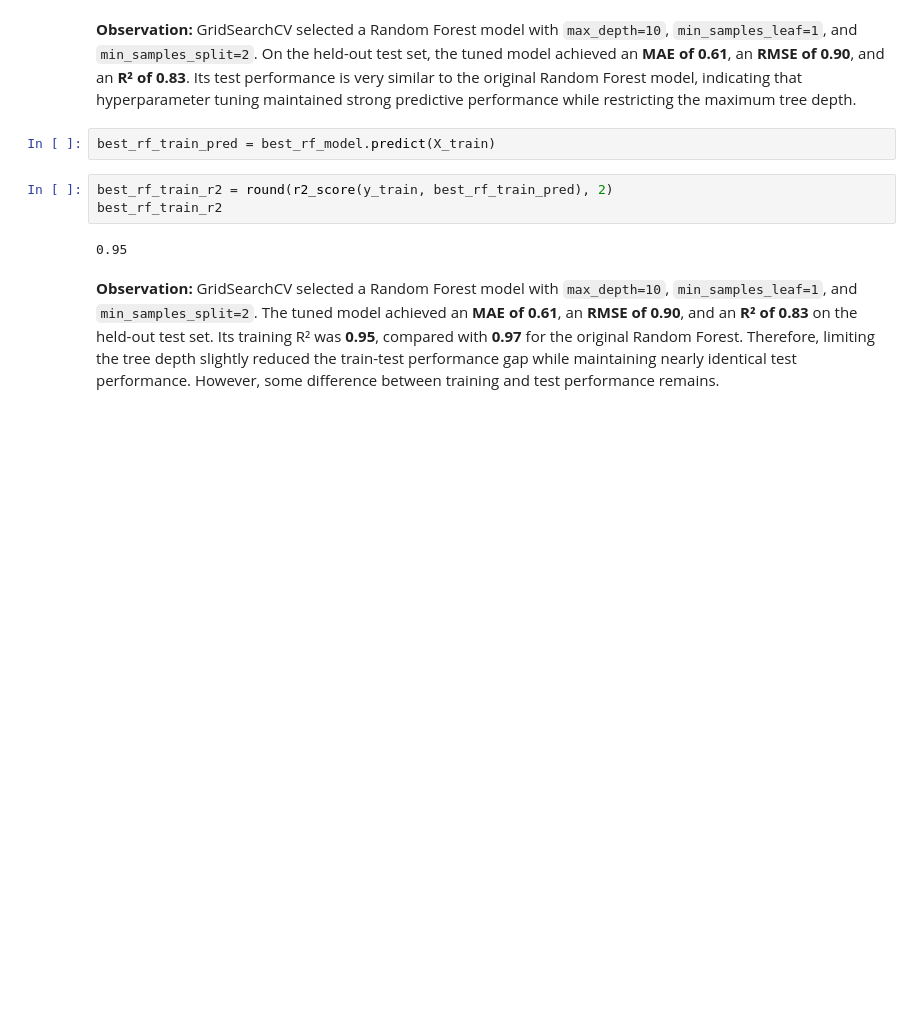
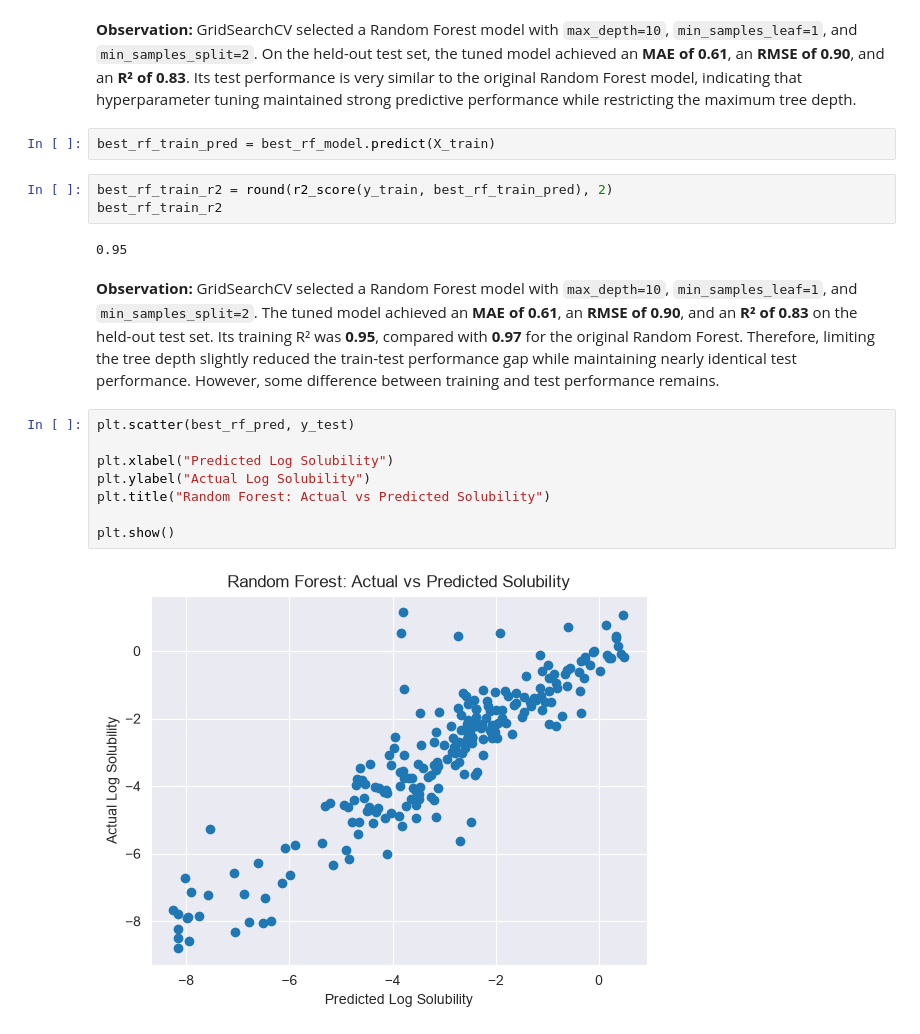
Before and after one commit to bernakayaoglu/Molecular-Solubility-Analysis, a Jupyter notebook: Molecular_Solubility_Analysis.ipynb, the cells around one changed output. Saved outputs shown, nothing was run; the diff lists cells and outputs as text; blank space fills up the shorter version.

```diff
--- a/Molecular_Solubility_Analysis.ipynb
+++ b/Molecular_Solubility_Analysis.ipynb
@@ -1073,3 +1073,13 @@ best_rf_train_r2
 0.95
 # %% [markdown]
 **Observation:** GridSearchCV selected a Random Forest model with `max_depth=10`, `min_samples_leaf=1`, and `min_samples_split=2`. The tuned model achieved an **MAE of 0.61**, an **RMSE of 0.90**, and an **R² of 0.83** on the held-out test set. Its training R² was **0.95**, compared with **0.97** for the original Random Forest. Therefore, limiting the tree depth slightly reduced the train-test performance gap while maintaining nearly identical test performance. However, some difference between training and test performance remains.
+# %%
+plt.scatter(best_rf_pred, y_test)
+
+plt.xlabel("Predicted Log Solubility")
+plt.ylabel("Actual Log Solubility")
+plt.title("Random Forest: Actual vs Predicted Solubility")
+
+plt.show()
+# %% [output]
+[figure, added]
```
Also changed, not shown: parts of 67 cells of this notebook.
